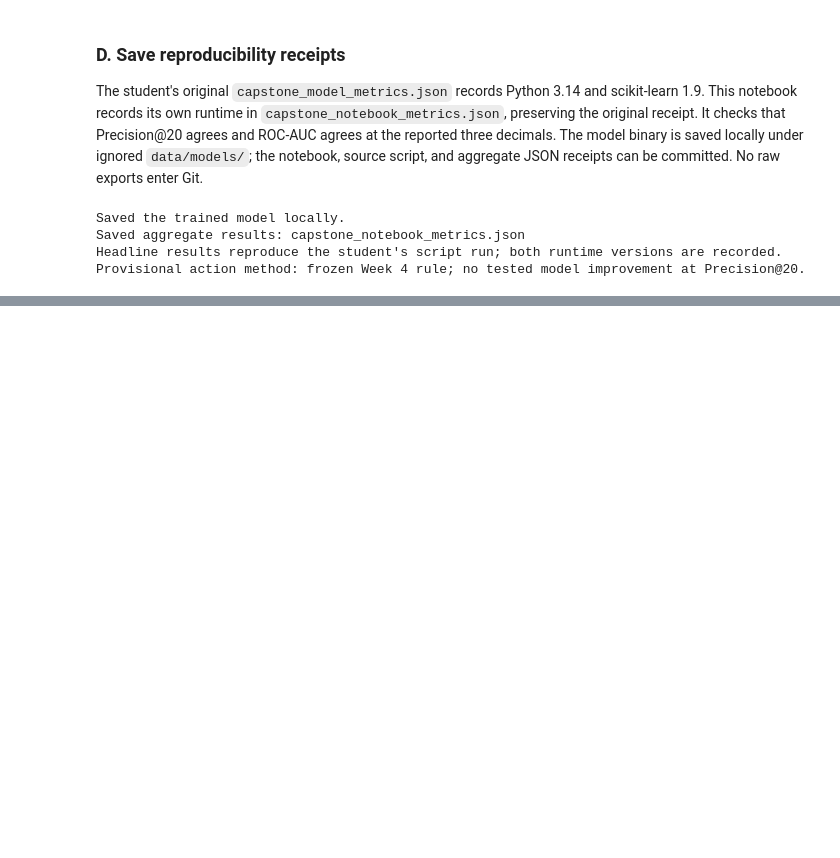
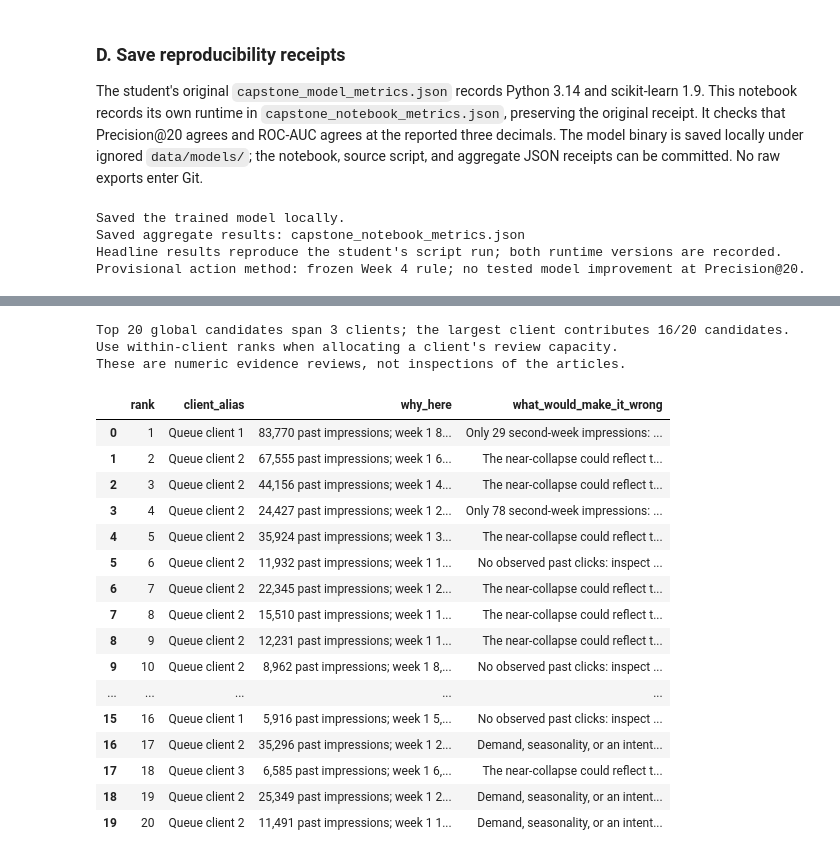
Before and after one commit to MTahaR-dev/flyrank-ml-internship, a Jupyter notebook: work/notebooks/capstone.ipynb, the cells around one changed output, grey strips where cells are left out. Drawn from its saved outputs; the diff is of its cells as text; code cells hidden in the pictures; blank space fills up the shorter version.

Commit message:
Add capstone charts and ranked recommendation playbook

```diff
--- a/work/notebooks/capstone.ipynb
+++ b/work/notebooks/capstone.ipynb
@@ -818,0 +934,62 @@ To be completed after the model/rule comparison and skeptical review.
+# %%
+# Review the top 20 using past numeric evidence only.
+reviewed_queue = action_queue.head(20).copy()
+queue_client_aliases = {
+    client_id: f"Queue client {number}"
+    for number, client_id in enumerate(reviewed_queue.client_hash_id.drop_duplicates(), 1)
+}
+review_rows = []
+for row in reviewed_queue.itertuples(index=False):
+    caveats = []
+    if row.second_week_impressions < 100:
+        caveats.append(f"Only {row.second_week_impressions:,.0f} second-week impressions: verify reporting and demand first")
+    if row.feature_clicks == 0:
+        caveats.append("No observed past clicks: inspect click measurement and search intent before editing")
+    if row.prior_week_change_pct <= -90:
+        caveats.append("The near-collapse could reflect tracking or indexation rather than stale content")
+    if row.first_week_impressions < 300:
+        caveats.append("Small first-week count makes the percentage drop unstable")
+    if not caveats:
+        caveats.append("Demand, seasonality, or an intentional page change could explain the fall without a refresh need")
+    review_rows.append({
+        "rank": int(row.global_rank),
+        "recommendation": f"Recommendation {int(row.global_rank):02d}",
+        "client_alias": queue_client_aliases[row.client_hash_id],
+        "action": "Investigate; refresh only if content review supports it",
+        "reason_code": row.reason_code,
+        "why_here": (f"{row.feature_impressions:,.0f} past impressions; "
+                     f"week 1 {row.first_week_impressions:,.0f} to week 2 {row.second_week_impressions:,.0f} "
+                     f"({row.prior_week_change_pct:.1f}%); score {row.score:.3f}"),
+        "confidence_note": "Directional; causes and refresh benefit unverified",
+        "what_would_make_it_wrong": "; ".join(caveats),
+    })
+recommendation_review = pd.DataFrame(review_rows)
+assert len(recommendation_review) == 20
+assert recommendation_review.what_would_make_it_wrong.str.len().gt(0).all()
+top20_client_counts = reviewed_queue.groupby("client_hash_id").size()
+print(f"Top 20 global candidates span {len(top20_client_counts)} clients; "
+      f"the largest client contributes {int(top20_client_counts.max())}/20 candidates.")
+print("Use within-client ranks when allocating a client's review capacity.")
+print("These are numeric evidence reviews, not inspections of the articles.")
+recommendation_review[["rank", "client_alias", "why_here", "what_would_make_it_wrong"]]
+# %% [output]
+Top 20 global candidates span 3 clients; the largest client contributes 16/20 candidates.
+Use within-client ranks when allocating a client's review capacity.
+These are numeric evidence reviews, not inspections of the articles.
+|  | rank | client_alias | why_here | what_would_make_it_wrong |
+| 0 | 1 | Queue client 1 | 83,770 past impressions; week 1 8... | Only 29 second-week impressions: ... |
+| 1 | 2 | Queue client 2 | 67,555 past impressions; week 1 6... | The near-collapse could reflect t... |
+| 2 | 3 | Queue client 2 | 44,156 past impressions; week 1 4... | The near-collapse could reflect t... |
+| 3 | 4 | Queue client 2 | 24,427 past impressions; week 1 2... | Only 78 second-week impressions: ... |
+| 4 | 5 | Queue client 2 | 35,924 past impressions; week 1 3... | The near-collapse could reflect t... |
+| 5 | 6 | Queue client 2 | 11,932 past impressions; week 1 1... | No observed past clicks: inspect ... |
+| 6 | 7 | Queue client 2 | 22,345 past impressions; week 1 2... | The near-collapse could reflect t... |
+| 7 | 8 | Queue client 2 | 15,510 past impressions; week 1 1... | The near-collapse could reflect t... |
+| 8 | 9 | Queue client 2 | 12,231 past impressions; week 1 1... | The near-collapse could reflect t... |
+| 9 | 10 | Queue client 2 | 8,962 past impressions; week 1 8,... | No observed past clicks: inspect ... |
+| ... | ... | ... | ... | ... |
+| 15 | 16 | Queue client 1 | 5,916 past impressions; week 1 5,... | No observed past clicks: inspect ... |
+| 16 | 17 | Queue client 2 | 35,296 past impressions; week 1 2... | Demand, seasonality, or an intent... |
+| 17 | 18 | Queue client 3 | 6,585 past impressions; week 1 6,... | The near-collapse could reflect t... |
+| 18 | 19 | Queue client 2 | 25,349 past impressions; week 1 2... | Demand, seasonality, or an intent... |
+| 19 | 20 | Queue client 2 | 11,491 past impressions; week 1 1... | Demand, seasonality, or an intent... |
```
Also changed, not shown: parts of 11 cells of this notebook, 9 other files.
